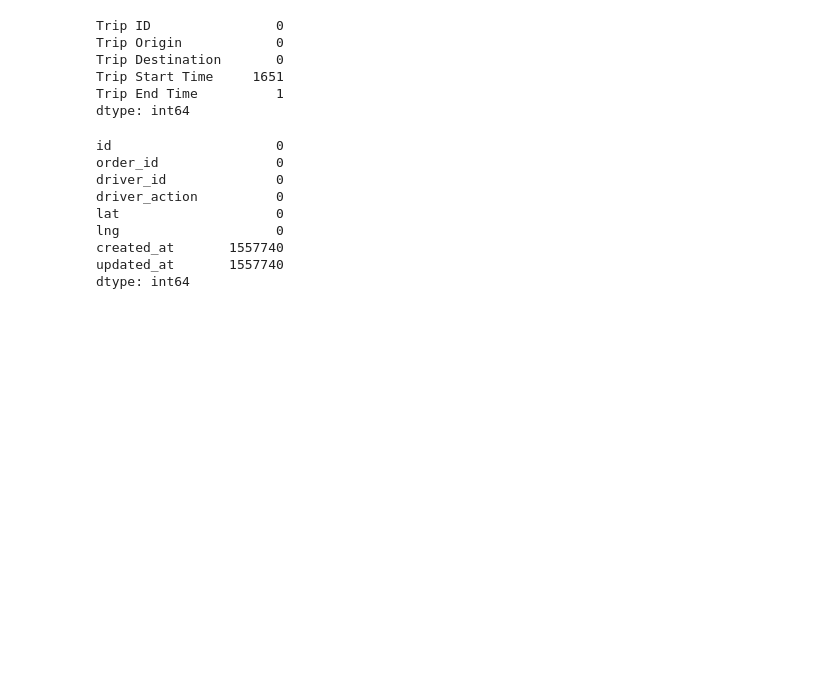
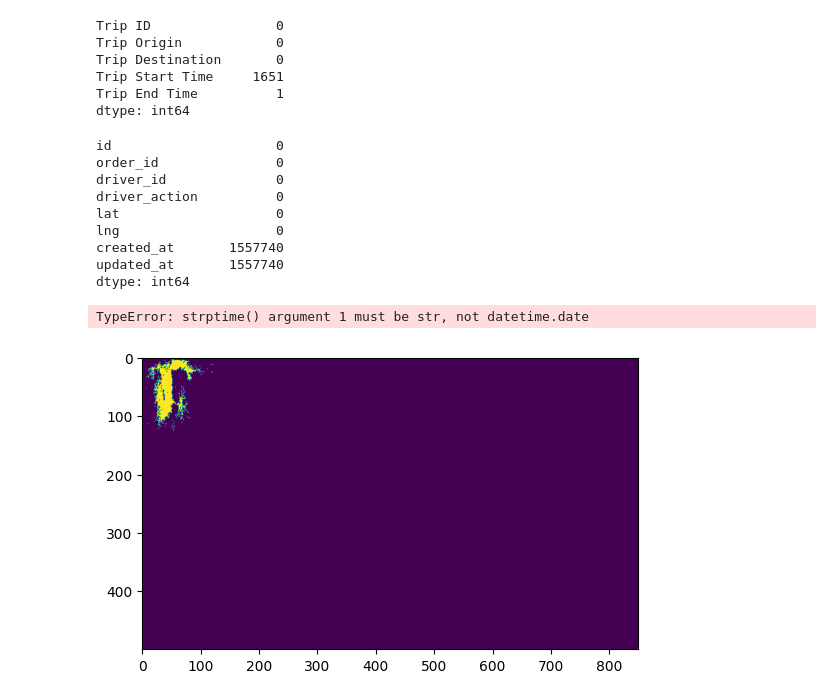
Before and after one commit to Addisu-Alemu/Logistic-optimization-Delivery-drivers-location-optimisation-with-Causal-Inference, a Jupyter notebook: Notebooks/eda.ipynb, the cells around one changed output. Saved outputs shown, nothing was run; the diff lists cells and outputs as text; code cells hidden in the pictures; blank space fills up the shorter version.

```diff
--- a/Notebooks/eda.ipynb
+++ b/Notebooks/eda.ipynb
@@ -70,3 +211,40 @@ lng                    0
 created_at       1557740
 updated_at       1557740
 dtype: int64
+# %%
+import datetime
+
+def is_weekday(date_str):
+    date = datetime.datetime.strptime(date_str, '%Y-%m-%d %H:%M:%S')
+    return date.weekday() < 5
+
+
+
+# Fill missing values in 'Trip Start Time' column with a default value
+nb_df['Trip Start Time'].fillna('1970-01-01 00:00:00', inplace=True)
+
+# Convert the 'Trip Start Time' column to datetime format
+nb_df['Trip Start Time'] = pd.to_datetime(nb_df['Trip Start Time'])
+
+# Extract the date part from the 'Trip_start' column
+nb_df['Trip_start_date'] = nb_df['Trip Start Time'].dt.date
+
+# Create a new column to store the weekday/weekend information
+nb_df['Weekday/Weekend'] = nb_df['Trip_start_date'].apply(is_weekday)
+
+# Print the results
+print(nb_df['Weekday/Weekend'])
+# %% [output]
+TypeError: strptime() argument 1 must be str, not datetime.date
+# %%
+import datashader as ds, pandas as pd, colorcet
+df  = pd.read_csv('../data/merged_result.csv')
+cvs = ds.Canvas(plot_width=850, plot_height=500)
+agg = cvs.points(df, 'lng', 'lat')
+img = ds.tf.shade(agg, cmap=colorcet.fire, how='log')
+# %%
+import matplotlib.pyplot as plt
+plt.imshow(img.data)
+plt.show()
+# %% [output]
+[figure, added]
```
Also changed, not shown: parts of 16 cells of this notebook, 15 other files.
